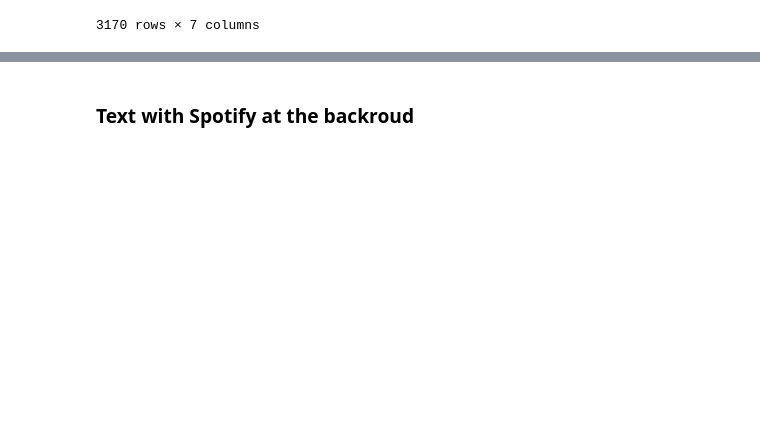
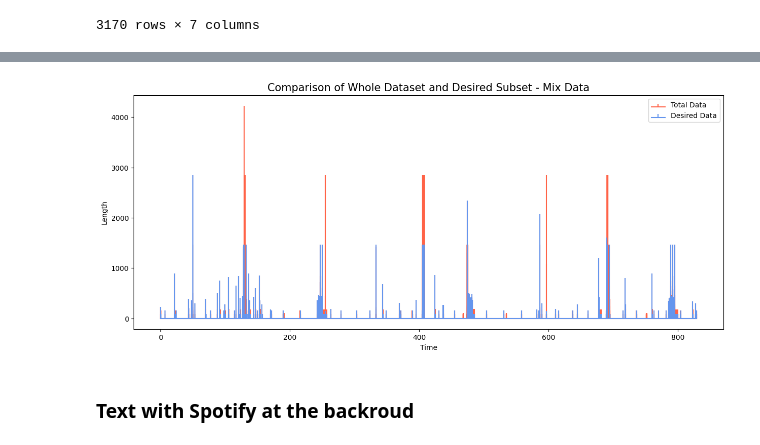
Before and after one commit to NoaAmichai/Computer_networks_final_project, a Jupyter notebook: src/project.ipynb, the cells around one changed output, grey strips where cells are left out. Saved outputs shown, nothing was run; the diff lists cells and outputs as text; code cells hidden in the pictures; blank space fills up the shorter version.

```diff
--- a/src/project.ipynb
+++ b/src/project.ipynb
@@ -411,36 +441,0 @@ plot_graph(mix_data_filter, 'Time vs Length - mix data')
-# %%
-def plot_main_and_sub_graph(main_data_frame, sub_data_frame, graph_title):
-    """
-    Plot a stem graph using data from the provided main DataFrame and sub DataFrame.
-    Main DataFrame will be plotted in red, and sub DataFrame will be plotted in blue.
-    """
-    # Extract data from the main DataFrame
-    main_time_values = main_data_frame['Time']
-    main_length_values = main_data_frame['Length']
-
-    # Extract data from the sub DataFrame
-    sub_time_values = sub_data_frame['Time']
-    sub_length_values = sub_data_frame['Length']
-
-    # Create a new figure
-    plt.figure(figsize=(15, 6))
-
-    # Plot the main data in red
-    plt.stem(main_time_values, main_length_values, linefmt='red', markerfmt=' ', basefmt='red', label='Main Data')
-
-    # Plot the sub data in blue
-    plt.stem(sub_time_values, sub_length_values, linefmt='blue', markerfmt=' ', basefmt='blue', label='Sub Data')
-
-    # Set labels, title, and legend
-    plt.xlabel('Time')
-    plt.ylabel('Length')
-    plt.title(graph_title, fontsize=15)
-    plt.legend()
-
-    # Display the graph
-    plt.show()
-
-# Example usage
-
-
-# Plotting the main and sub data frames
@@ -471,2 +452,6 @@ visualize_interarrival_pdf(unfiltered_mix, bin_edges, pdf)
+# %%
+plot_main_and_sub_graph(mix_data, mix_data_filter, 'Comparison of Whole Dataset and Desired Subset - Mix Data')
+# %% [output]
+[figure, added]
 # %% [markdown]
 ### Text with Spotify at the backroud
```
Also changed, not shown: parts of 13 cells of this notebook, 2 other files.
